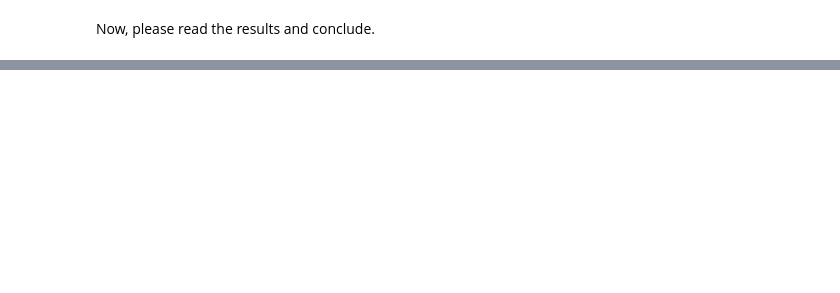
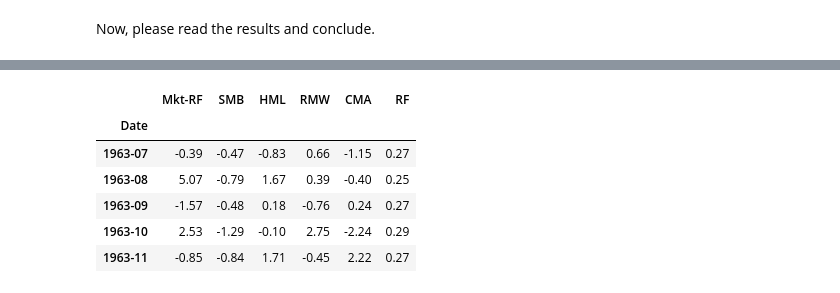
Before and after one commit to diengiau/py18plus, a Jupyter notebook: 07_priceReturnDist.ipynb, the cells around one changed output, grey strips where cells are left out. Drawn from its saved outputs; the diff is of its cells as text; code cells hidden in the pictures; blank space fills up the shorter version.

```diff
--- a/07_priceReturnDist.ipynb
+++ b/07_priceReturnDist.ipynb
@@ -113,0 +123,10 @@ Now, please read the results and conclude.
+# %%
+Factors5[0].head()
+# %% [output]
+|  | Mkt-RF | SMB | HML | RMW | CMA | RF |
+| Date |  |  |  |  |  |  |
+| 1963-07 | -0.39 | -0.47 | -0.83 | 0.66 | -1.15 | 0.27 |
+| 1963-08 | 5.07 | -0.79 | 1.67 | 0.39 | -0.40 | 0.25 |
+| 1963-09 | -1.57 | -0.48 | 0.18 | -0.76 | 0.24 | 0.27 |
+| 1963-10 | 2.53 | -1.29 | -0.10 | 2.75 | -2.24 | 0.29 |
+| 1963-11 | -0.85 | -0.84 | 1.71 | -0.45 | 2.22 | 0.27 |
```
Also changed, not shown: parts of 18 cells of this notebook, 3 other files.
